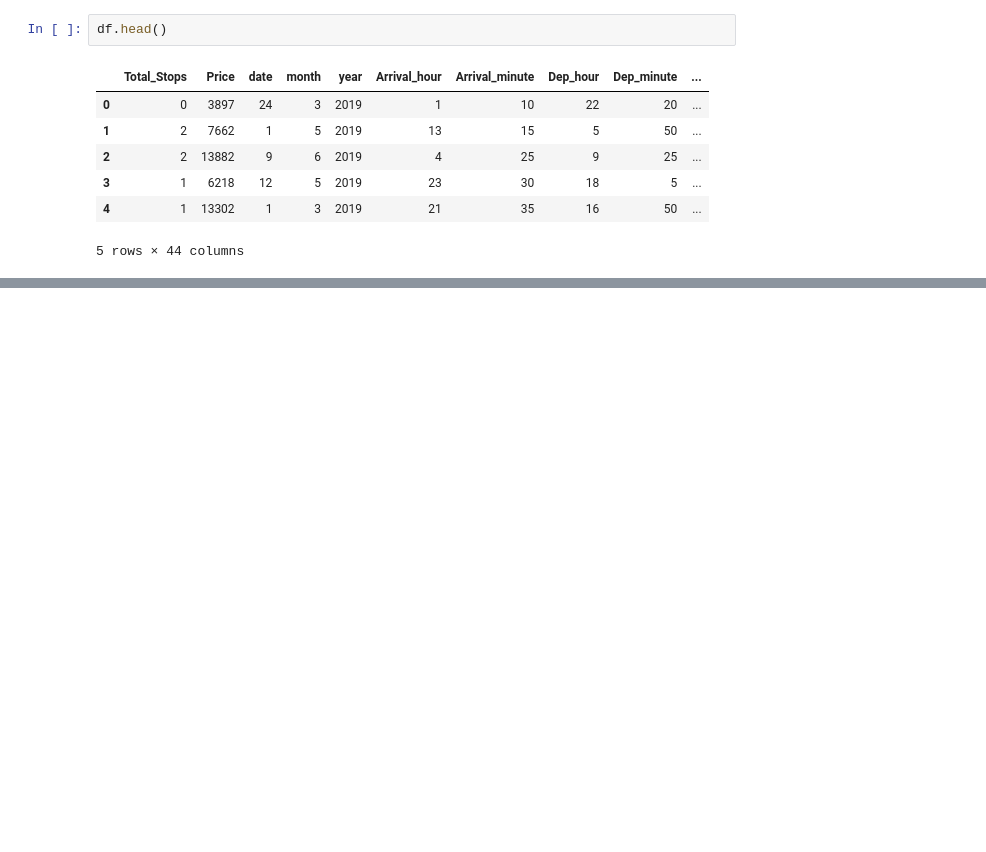
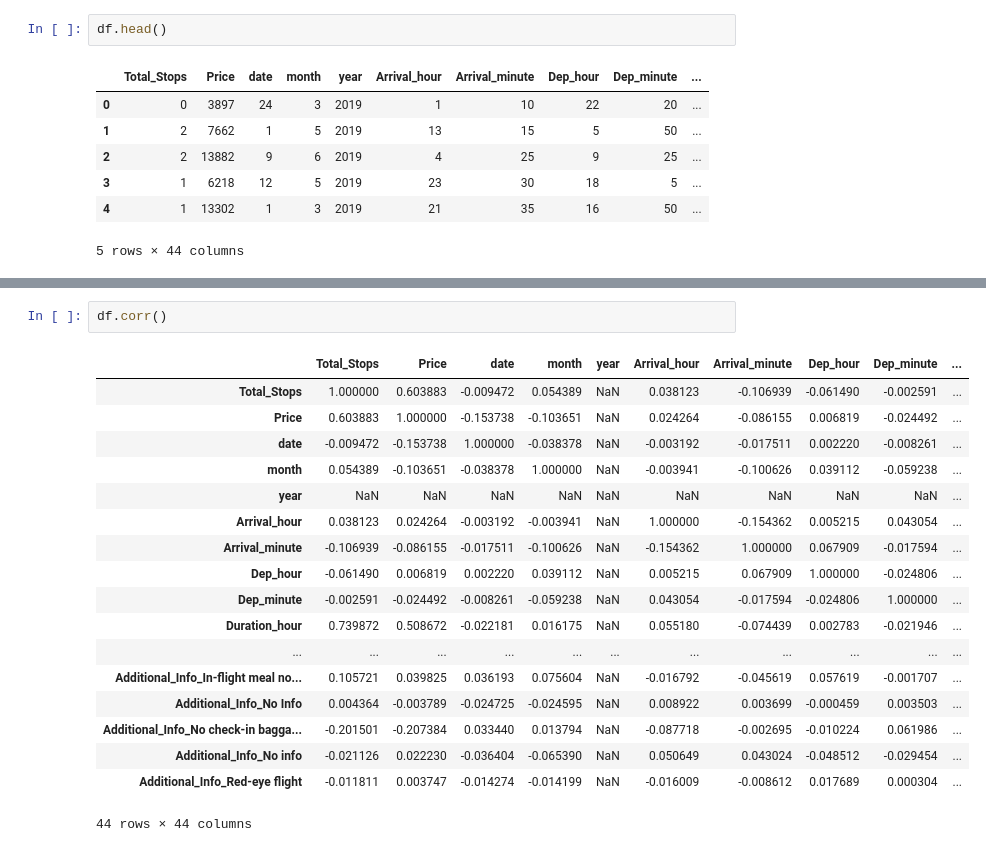
Before and after one commit to zai225/Flight-Price-Prediction-EDA-Feature-Engineering-, a Jupyter notebook: flight_price_prediction.ipynb, the cells around one changed output, grey strips where cells are left out. Saved outputs shown, nothing was run; the diff lists cells and outputs as text; blank space fills up the shorter version.

```diff
--- a/flight_price_prediction.ipynb
+++ b/flight_price_prediction.ipynb
@@ -396,0 +426,21 @@ df.head()
+# %%
+df.corr()
+# %% [output]
+|  | Total_Stops | Price | date | month | year | Arrival_hour | Arrival_minute | Dep_hour | Dep_minute | ... |
+| Total_Stops | 1.000000 | 0.603883 | -0.009472 | 0.054389 | NaN | 0.038123 | -0.106939 | -0.061490 | -0.002591 | ... |
+| Price | 0.603883 | 1.000000 | -0.153738 | -0.103651 | NaN | 0.024264 | -0.086155 | 0.006819 | -0.024492 | ... |
+| date | -0.009472 | -0.153738 | 1.000000 | -0.038378 | NaN | -0.003192 | -0.017511 | 0.002220 | -0.008261 | ... |
+| month | 0.054389 | -0.103651 | -0.038378 | 1.000000 | NaN | -0.003941 | -0.100626 | 0.039112 | -0.059238 | ... |
+| year | NaN | NaN | NaN | NaN | NaN | NaN | NaN | NaN | NaN | ... |
+| Arrival_hour | 0.038123 | 0.024264 | -0.003192 | -0.003941 | NaN | 1.000000 | -0.154362 | 0.005215 | 0.043054 | ... |
+| Arrival_minute | -0.106939 | -0.086155 | -0.017511 | -0.100626 | NaN | -0.154362 | 1.000000 | 0.067909 | -0.017594 | ... |
+| Dep_hour | -0.061490 | 0.006819 | 0.002220 | 0.039112 | NaN | 0.005215 | 0.067909 | 1.000000 | -0.024806 | ... |
+| Dep_minute | -0.002591 | -0.024492 | -0.008261 | -0.059238 | NaN | 0.043054 | -0.017594 | -0.024806 | 1.000000 | ... |
+| Duration_hour | 0.739872 | 0.508672 | -0.022181 | 0.016175 | NaN | 0.055180 | -0.074439 | 0.002783 | -0.021946 | ... |
+| ... | ... | ... | ... | ... | ... | ... | ... | ... | ... | ... |
+| Additional_Info_In-flight meal no... | 0.105721 | 0.039825 | 0.036193 | 0.075604 | NaN | -0.016792 | -0.045619 | 0.057619 | -0.001707 | ... |
+| Additional_Info_No Info | 0.004364 | -0.003789 | -0.024725 | -0.024595 | NaN | 0.008922 | 0.003699 | -0.000459 | 0.003503 | ... |
+| Additional_Info_No check-in bagga... | -0.201501 | -0.207384 | 0.033440 | 0.013794 | NaN | -0.087718 | -0.002695 | -0.010224 | 0.061986 | ... |
+| Additional_Info_No info | -0.021126 | 0.022230 | -0.036404 | -0.065390 | NaN | 0.050649 | 0.043024 | -0.048512 | -0.029454 | ... |
+| Additional_Info_Red-eye flight | -0.011811 | 0.003747 | -0.014274 | -0.014199 | NaN | -0.016009 | -0.008612 | 0.017689 | 0.000304 | ... |
+44 rows × 44 columns
```
Also changed, not shown: parts of 5 cells of this notebook.
